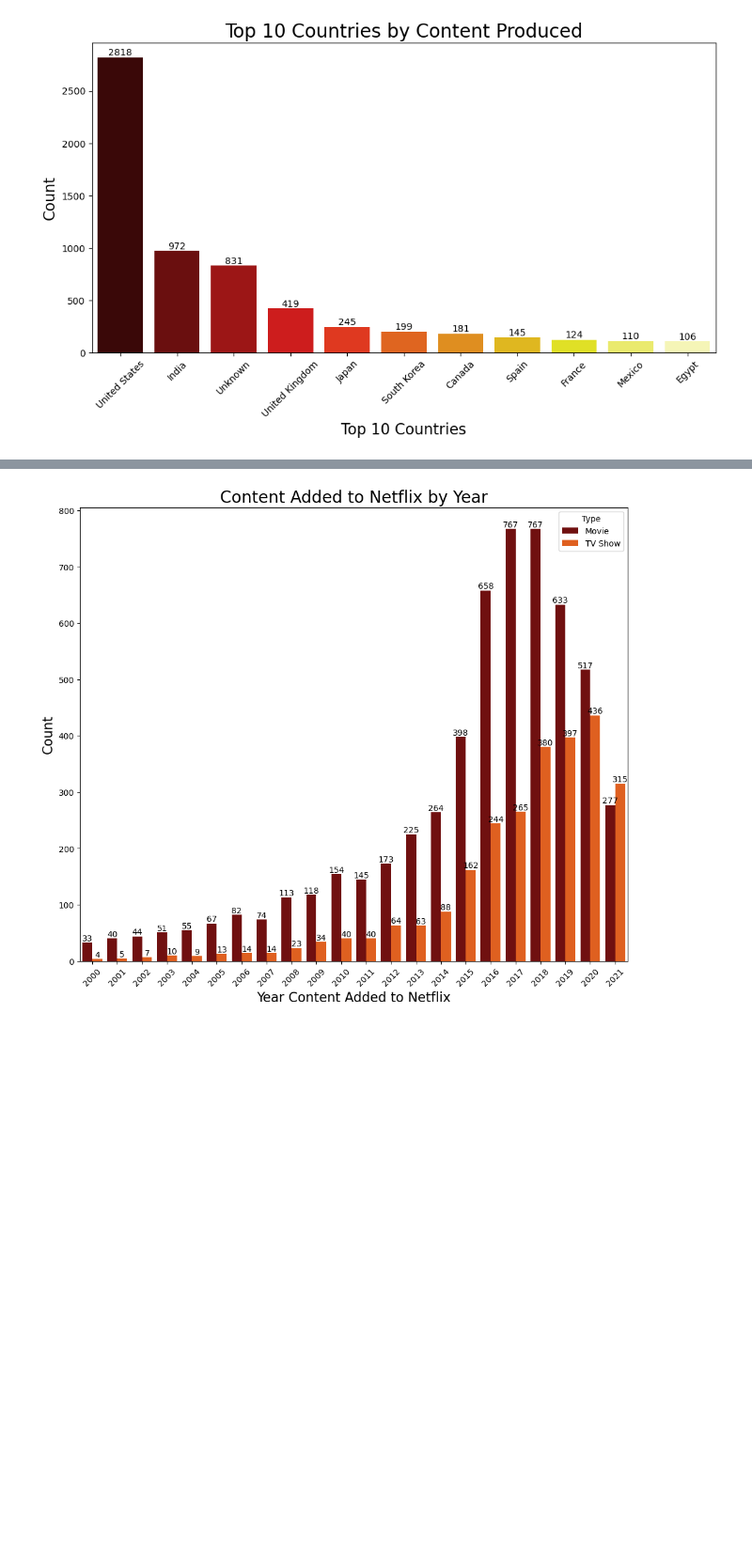
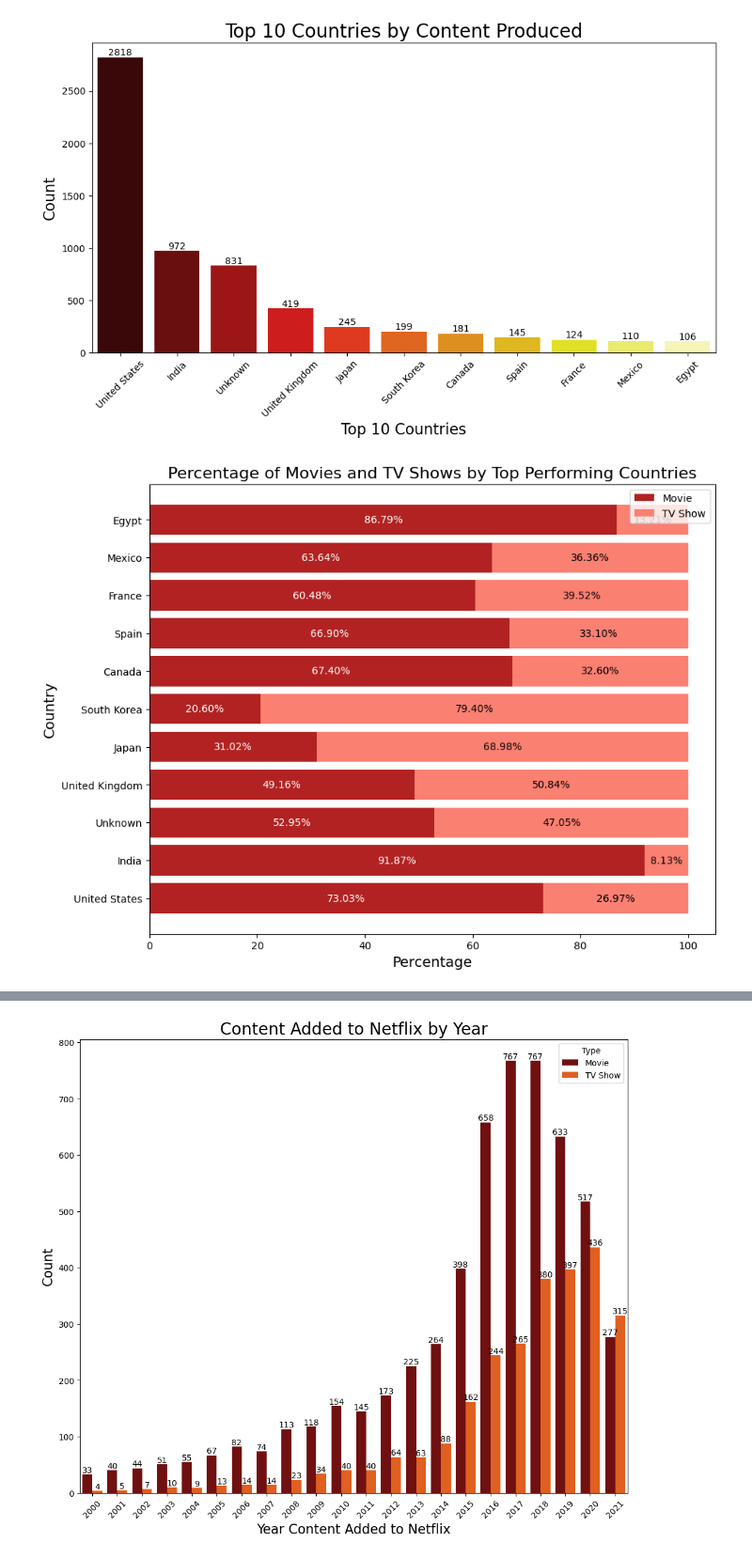
Before and after one commit to Deena-k1/Netflix_content_analysis, a Jupyter notebook: data_visualisation.ipynb, the cells around one changed output, grey strips where cells are left out. Shown at 94% size. Saved outputs shown, nothing was run; the diff lists cells and outputs as text; code cells hidden in the pictures; blank space fills up the shorter version.

```diff
--- a/data_visualisation.ipynb
+++ b/data_visualisation.ipynb
@@ -216,6 +211,39 @@ for lab in ax.containers:
     ax.bar_label(lab)
 # %% [output]
 [figure]
+# %%
+df= netflix_titles_df
+percentage_df = pd.crosstab(df['country'], df['type'], normalize='index') * 100
+
+
+# Getting the top 10 performing countries (from previous graph)
+top_10_countries = netflix_titles_df['country'].value_counts().head(11).index
+percentage_df = percentage_df.loc[top_10_countries]
+
+# Plotting the graph
+plt.figure(figsize=(10, 8))
+
+# Plotting the movies
+plt.barh(percentage_df.index, percentage_df['Movie'], color='#B22222', label='Movie')
+# Plot TV shows on top of movies
+plt.barh(percentage_df.index, percentage_df['TV Show'], left=percentage_df['Movie'], color='salmon', label='TV Show')
+
+
+plt.xlabel('Percentage', fontsize=14)
+plt.ylabel('Country', fontsize=14)
+plt.title('Percentage of Movies and TV Shows by Top Performing Countries', fontsize=16)
+plt.legend()
+
+plt.yticks(percentage_df.index)
+
+# Add percentage labels to the bars so that they are more visible
+for index, value in percentage_df.iterrows():
+    plt.text(value['Movie'] / 2, index, f'{value["Movie"]:.2f}%', va='center', ha='center', color='white', fontsize=10)
+    plt.text(value['Movie'] + value['TV Show'] / 2, index, f'{value["TV Show"]:.2f}%', va='center', ha='center', color='black', fontsize=10)
+
+plt.show()
+# %% [output]
+[figure, added]
 # %%
 c_type = netflix_titles_df.groupby(['release_year', 'type']).size().unstack(fill_value=0)
 c_type['Total'] = c_type['Movie'] + c_type['TV Show']
```
Also changed, not shown: parts of 7 cells of this notebook.
